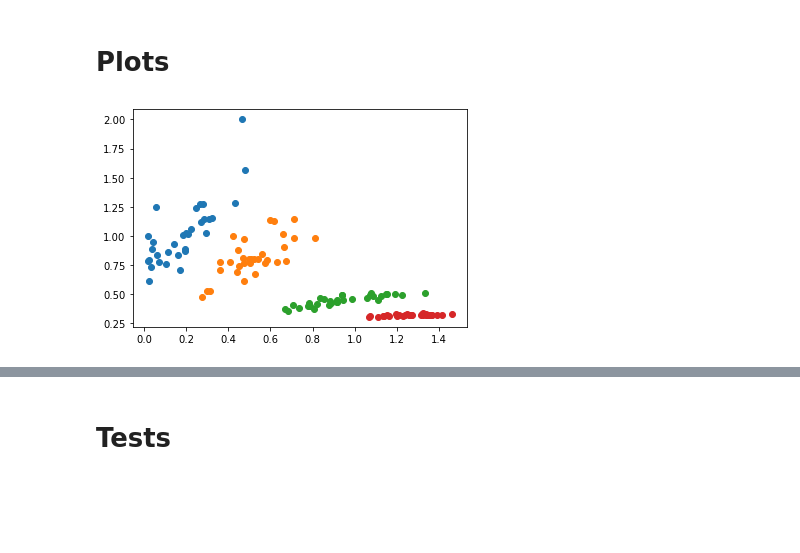
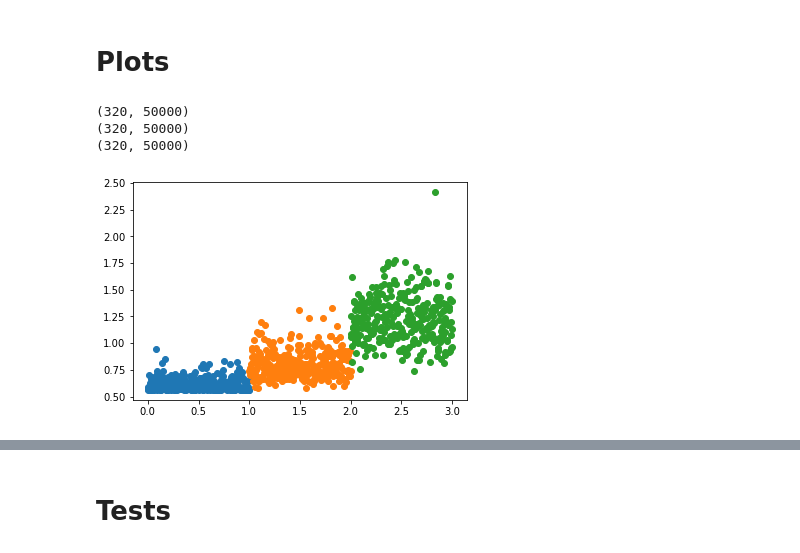
Before and after one commit to giorgionicoletti/InfoTrasduction, a Jupyter notebook: notebooks/adaptive_tests.ipynb, the cells around one changed output, grey strips where cells are left out. Saved outputs shown, nothing was run; the diff lists cells and outputs as text; code cells hidden in the pictures; blank space fills up the shorter version.

```diff
--- a/notebooks/adaptive_tests.ipynb
+++ b/notebooks/adaptive_tests.ipynb
@@ -7,12 +39,14 @@ from numba import njit, prange
 # %% [markdown]
 # Plots
 # %%
-Nadapt = 10000
-Nrepeat = 32
+Nadapt_max = 50000
+Nadapt_min = 10000
+Ncheck = 5000
+Nrepeat = 320
 sigma = 1.5
 theta_eta = 3.
+
 delta_a = 0.05
-
 Lambda = 0.9
 
 dt = 1e-3
@@ -22,8 +58,21 @@ Nsteps_array = 10**Nsteps_array
 # %%
-for i in range(4):
-    a_adapt = np.load(f'../data/adapt_a_Nsteps{Nsteps_array[i]}_sigma{sigma}_theta{theta_eta}_delta{delta_a}_Lambda{Lambda}_Nadapt{Nadapt}.npy')
-    L_adapt = np.load(f'../data/adapt_L_Nsteps{Nsteps_array[i]}_sigma{sigma}_theta{theta_eta}_delta{delta_a}_Lambda{Lambda}_Nadapt{Nadapt}.npy')
+a_final = np.zeros((3, Nrepeat))
 
-    plt.scatter(abs(a_adapt[:,-1]), L_adapt[:,-1])
+for i in range(3):
+    a_adapt = np.load(f'../data/adapt_a_Nsteps{Nsteps_array[i]}_sigma{sigma}_theta{theta_eta}_delta{delta_a}_Lambda{Lambda}_NadaptMax{Nadapt_max}_NadaptCheck{Ncheck}.npy')
+    stop_time_adapt = np.load(f'../data/adapt_stopTime_Nsteps{Nsteps_array[i]}_sigma{sigma}_theta{theta_eta}_delta{delta_a}_Lambda{Lambda}_NadaptMax{Nadapt_max}_NadaptCheck{Ncheck}.npy')
+    print(a_adapt.shape)
+
+    for j in range(Nrepeat):
+        a_curr = a_adapt[j, :stop_time_adapt[j]]
+        a_final[i, j] = abs(a_curr[-1])
 # %% [output]
-[figure, removed]
+(320, 50000)
+(320, 50000)
+(320, 50000)
+# %%
+test = fa.Sxy_exact(sigma, a_final, theta_eta)
+for i in range(3):
+    plt.scatter(np.linspace(i, i+1, Nrepeat), test[i])
+# %% [output]
+[figure, added]
```
Also changed, not shown: parts of 15 cells of this notebook, 2 other files.
